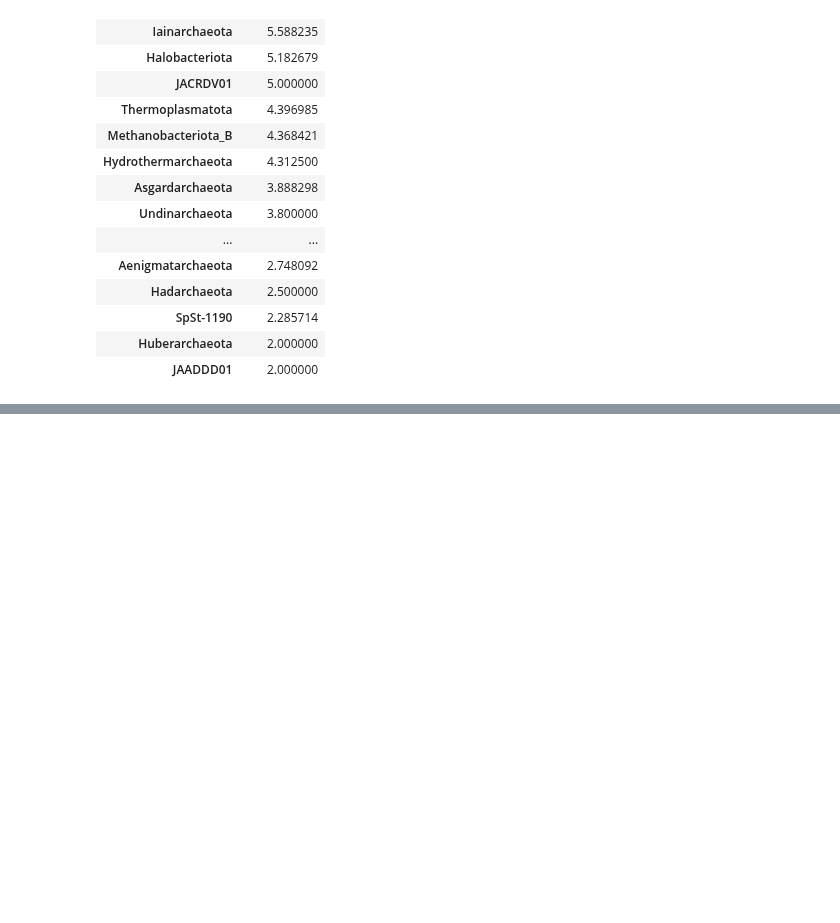
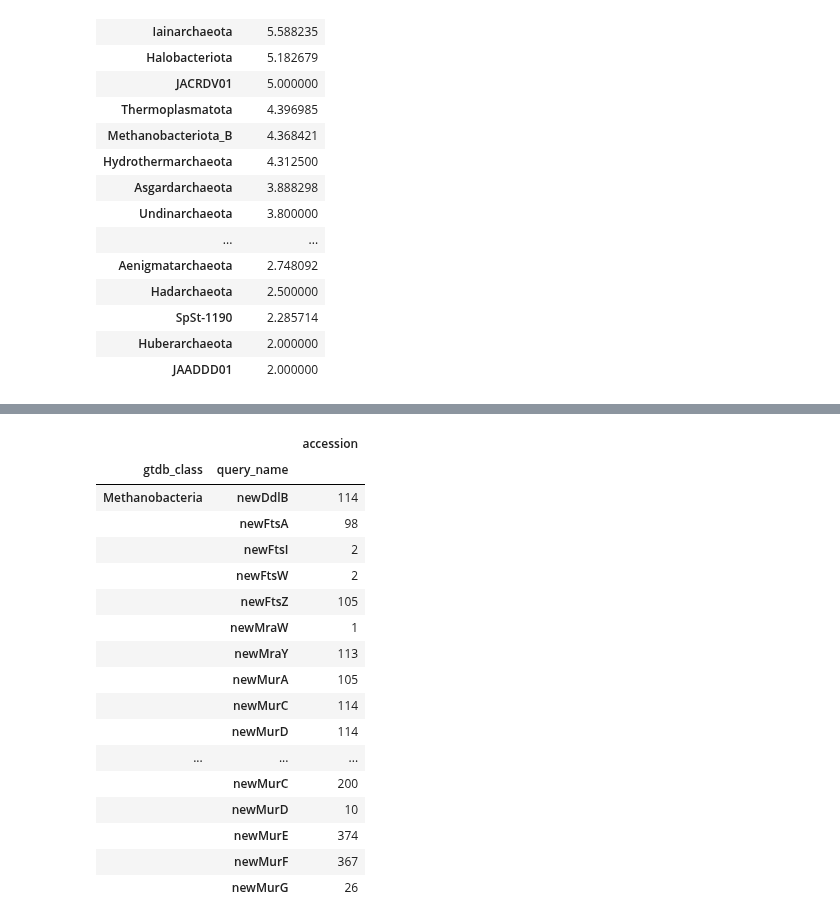
Before and after one commit to srom/archaea-vs-bacteria, a Jupyter notebook: notebook/pg_synthesis_pathways.ipynb, the cells around one changed output, grey strips where cells are left out. Cells and saved outputs as stored; diff of their text form; code cells hidden in the pictures; blank space fills up the shorter version.

```diff
--- a/notebook/pg_synthesis_pathways.ipynb
+++ b/notebook/pg_synthesis_pathways.ipynb
@@ -127,0 +155,25 @@ top_hits_with_phylum[
+# %%
+class_g2 = top_hits_with_phylum[
+    ['gtdb_class', 'query_name', 'accession']
+].groupby(['gtdb_class', 'query_name']).nunique()
+
+class_g2.loc[['Methanobacteria', 'Methanopyri', 'Methanococci', 'Halobacteria']]
+# %% [output]
+|  |  | accession |
+| gtdb_class | query_name |  |
+| Methanobacteria | newDdlB | 114 |
+|  | newFtsA | 98 |
+|  | newFtsI | 2 |
+|  | newFtsW | 2 |
+|  | newFtsZ | 105 |
+|  | newMraW | 1 |
+|  | newMraY | 113 |
+|  | newMurA | 105 |
+|  | newMurC | 114 |
+|  | newMurD | 114 |
+| ... | ... | ... |
+|  | newMurC | 200 |
+|  | newMurD | 10 |
+|  | newMurE | 374 |
+|  | newMurF | 367 |
+|  | newMurG | 26 |
```
Also changed, not shown: parts of 11 cells of this notebook.
